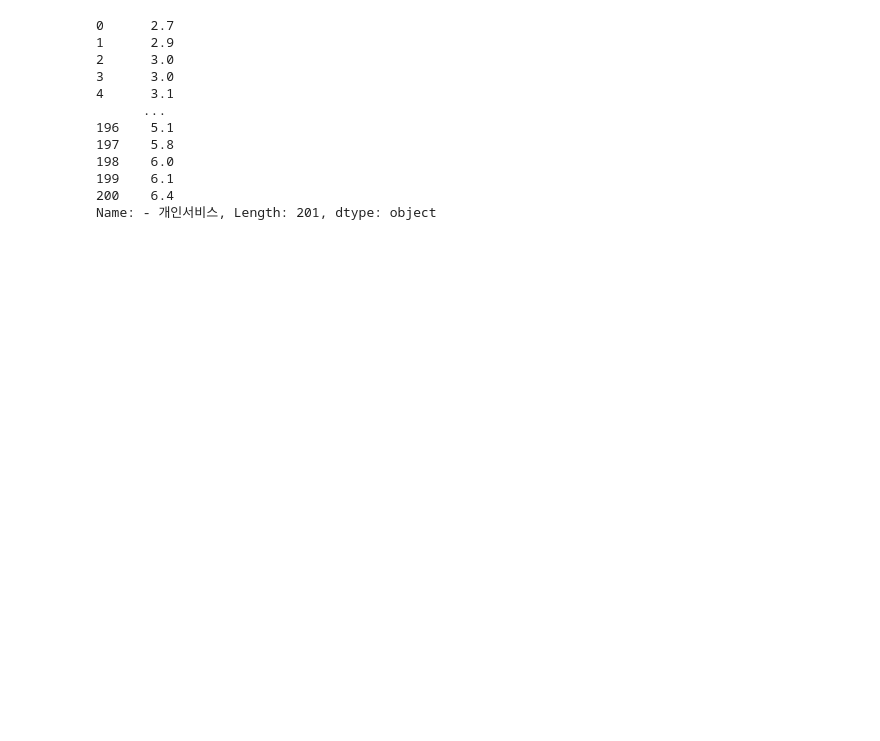
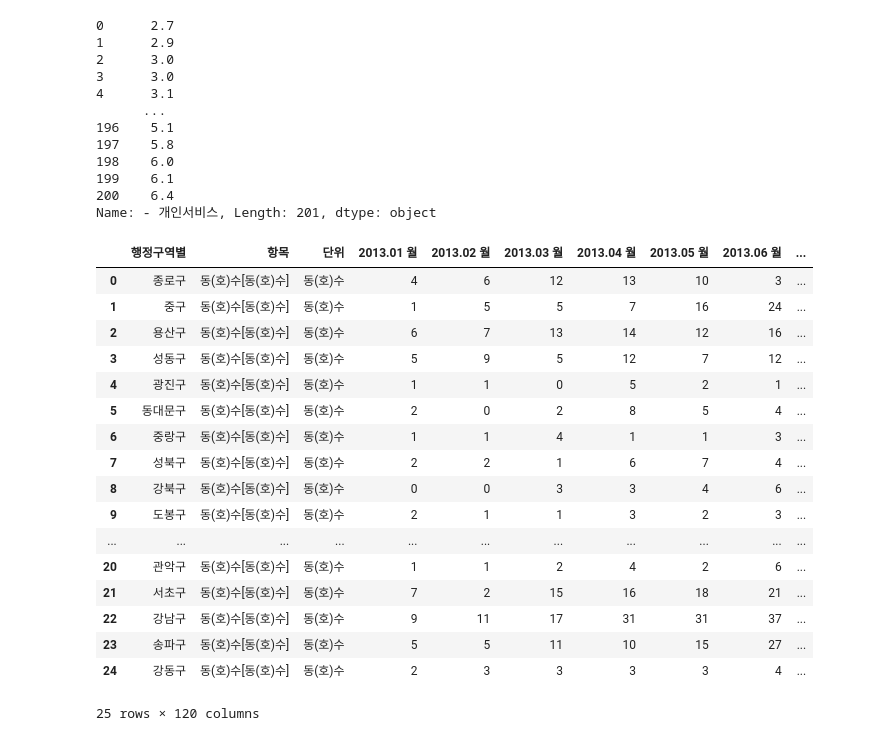
Before and after one commit to Ohjinseo2022/Showmeeverything, a Jupyter notebook: 시각화프로젝트전처리.ipynb, the cells around one changed output. Drawn from its saved outputs; the diff is of its cells as text; code cells hidden in the pictures; blank space fills up the shorter version.

```diff
--- a/시각화프로젝트전처리.ipynb
+++ b/시각화프로젝트전처리.ipynb
@@ -450,0 +513,21 @@ file4.to_csv("/content/drive/MyDrive/시각화프로젝
+# %%
+test
+# %% [output]
+|  | 행정구역별 | 항목 | 단위 | 2013.01 월 | 2013.02 월 | 2013.03 월 | 2013.04 월 | 2013.05 월 | 2013.06 월 | ... |
+| 0 | 종로구 | 동(호)수[동(호)수] | 동(호)수 | 4 | 6 | 12 | 13 | 10 | 3 | ... |
+| 1 | 중구 | 동(호)수[동(호)수] | 동(호)수 | 1 | 5 | 5 | 7 | 16 | 24 | ... |
+| 2 | 용산구 | 동(호)수[동(호)수] | 동(호)수 | 6 | 7 | 13 | 14 | 12 | 16 | ... |
+| 3 | 성동구 | 동(호)수[동(호)수] | 동(호)수 | 5 | 9 | 5 | 12 | 7 | 12 | ... |
+| 4 | 광진구 | 동(호)수[동(호)수] | 동(호)수 | 1 | 1 | 0 | 5 | 2 | 1 | ... |
+| 5 | 동대문구 | 동(호)수[동(호)수] | 동(호)수 | 2 | 0 | 2 | 8 | 5 | 4 | ... |
+| 6 | 중랑구 | 동(호)수[동(호)수] | 동(호)수 | 1 | 1 | 4 | 1 | 1 | 3 | ... |
+| 7 | 성북구 | 동(호)수[동(호)수] | 동(호)수 | 2 | 2 | 1 | 6 | 7 | 4 | ... |
+| 8 | 강북구 | 동(호)수[동(호)수] | 동(호)수 | 0 | 0 | 3 | 3 | 4 | 6 | ... |
+| 9 | 도봉구 | 동(호)수[동(호)수] | 동(호)수 | 2 | 1 | 1 | 3 | 2 | 3 | ... |
+| ... | ... | ... | ... | ... | ... | ... | ... | ... | ... | ... |
+| 20 | 관악구 | 동(호)수[동(호)수] | 동(호)수 | 1 | 1 | 2 | 4 | 2 | 6 | ... |
+| 21 | 서초구 | 동(호)수[동(호)수] | 동(호)수 | 7 | 2 | 15 | 16 | 18 | 21 | ... |
+| 22 | 강남구 | 동(호)수[동(호)수] | 동(호)수 | 9 | 11 | 17 | 31 | 31 | 37 | ... |
+| 23 | 송파구 | 동(호)수[동(호)수] | 동(호)수 | 5 | 5 | 11 | 10 | 15 | 27 | ... |
+| 24 | 강동구 | 동(호)수[동(호)수] | 동(호)수 | 2 | 3 | 3 | 3 | 3 | 4 | ... |
+25 rows × 120 columns
```
Also changed, not shown: parts of 12 cells of this notebook.
